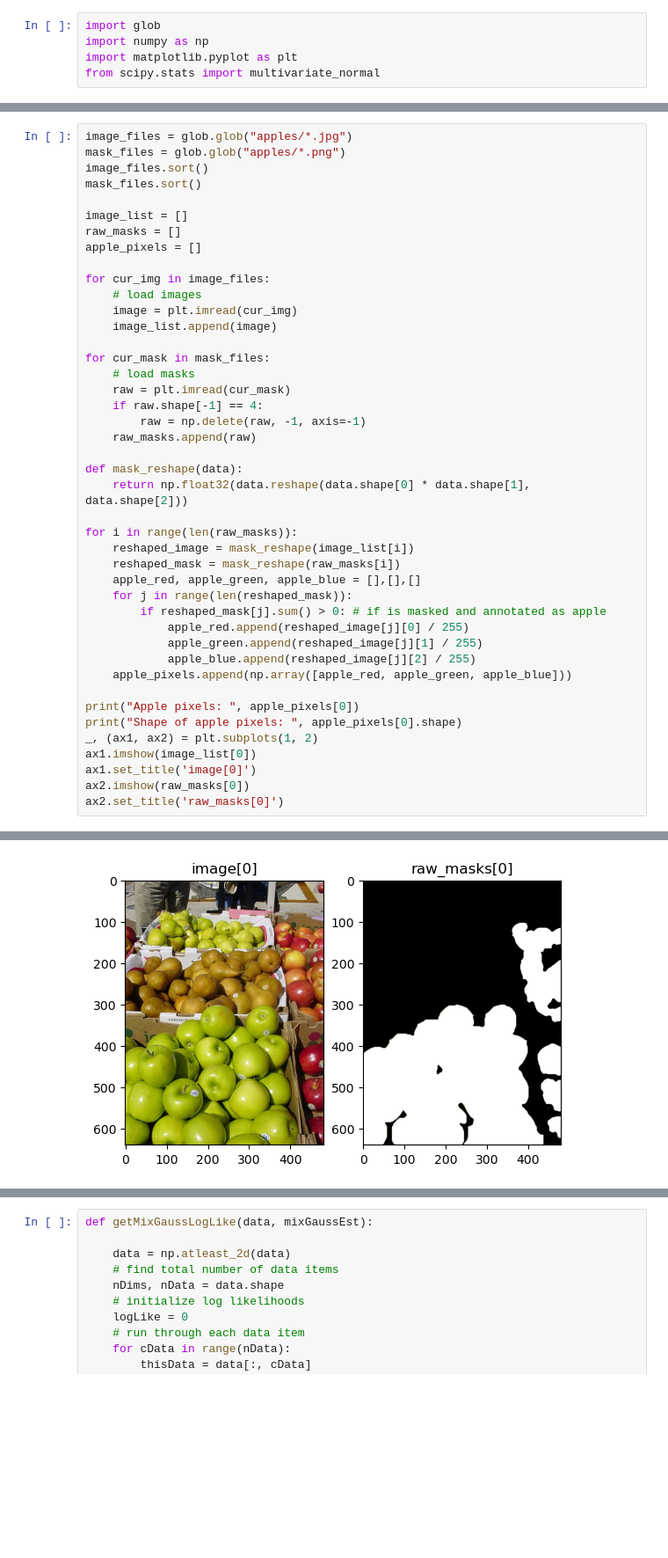
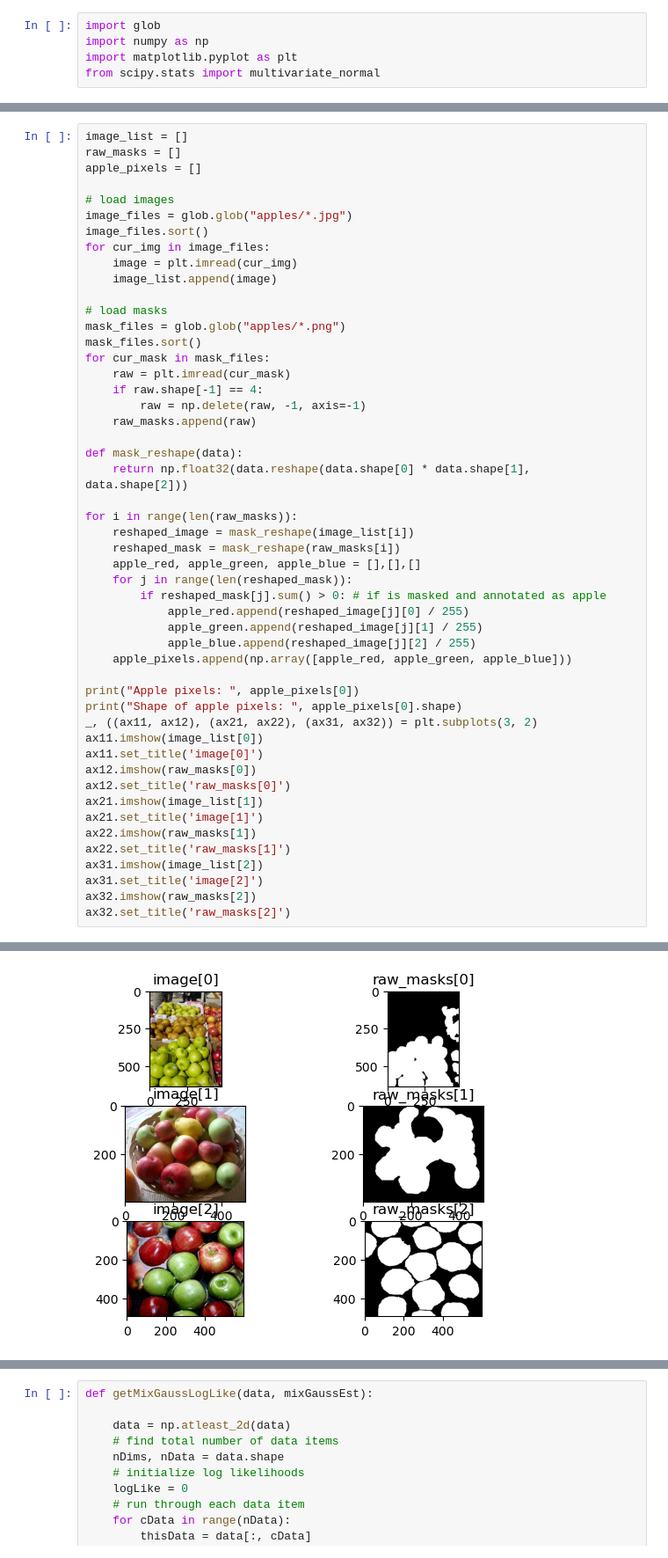
Before and after one commit to swirling-wind/MachineVision_CourseWork01, a Jupyter notebook: practicalMixGauss_Apples.ipynb, the cells around one changed output, grey strips where cells are left out. Shown at 88% size. Saved outputs shown, nothing was run; the diff lists cells and outputs as text; blank space fills up the shorter version.

Commit message:
Establish framework for appleMoG

```diff
--- a/practicalMixGauss_Apples.ipynb
+++ b/practicalMixGauss_Apples.ipynb
@@ -6,20 +8,19 @@ from scipy.stats import multivariate_normal
 # %%
-image_files = glob.glob("apples/*.jpg")
-mask_files = glob.glob("apples/*.png")
-image_files.sort()
-mask_files.sort()
-
 image_list = []
 raw_masks = []
 apple_pixels = []
 
+# load images
+image_files = glob.glob("apples/*.jpg")
+image_files.sort()
 for cur_img in image_files:
-    # load images
     image = plt.imread(cur_img)
     image_list.append(image)
 
+# load masks
+mask_files = glob.glob("apples/*.png")
+mask_files.sort()
 for cur_mask in mask_files:
-    # load masks
     raw = plt.imread(cur_mask)
     if raw.shape[-1] == 4:
         raw = np.delete(raw, -1, axis=-1)
@@ -41,11 +42,19 @@ for i in range(len(raw_masks)):
 
 print("Apple pixels: ", apple_pixels[0])
 print("Shape of apple pixels: ", apple_pixels[0].shape)
-_, (ax1, ax2) = plt.subplots(1, 2)
-ax1.imshow(image_list[0])
-ax1.set_title('image[0]')
-ax2.imshow(raw_masks[0])
-ax2.set_title('raw_masks[0]')
+_, ((ax11, ax12), (ax21, ax22), (ax31, ax32)) = plt.subplots(3, 2)
+ax11.imshow(image_list[0])
+ax11.set_title('image[0]')
+ax12.imshow(raw_masks[0])
+ax12.set_title('raw_masks[0]')
+ax21.imshow(image_list[1])
+ax21.set_title('image[1]')
+ax22.imshow(raw_masks[1])
+ax22.set_title('raw_masks[1]')
+ax31.imshow(image_list[2])
+ax31.set_title('image[2]')
+ax32.imshow(raw_masks[2])
+ax32.set_title('raw_masks[2]')
 # %% [output]
 Apple pixels:  [[0.63137255 0.70196078 0.74117647 ... 0.66666667 0.6745098  0.57254902]
  [0.42352941 0.48627451 0.51372549 ... 0.57647059 0.58431373 0.48235294]
@@ -55 +64 @@ Text(0.5, 1.0, 'raw_masks[0]')
-[figure, old version]
+[figure, new version]
```
Also changed, not shown: parts of 13 cells of this notebook.
